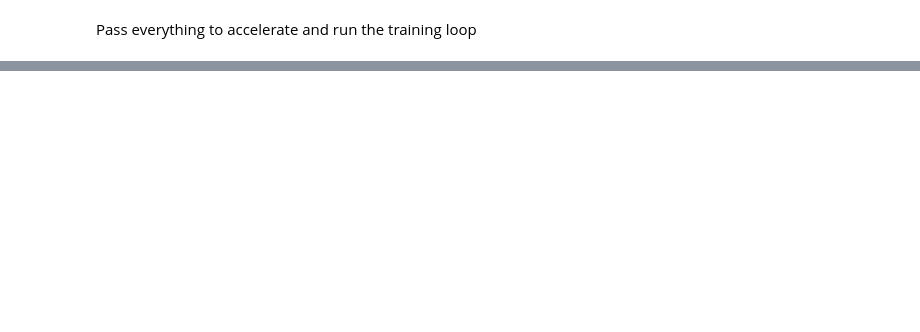
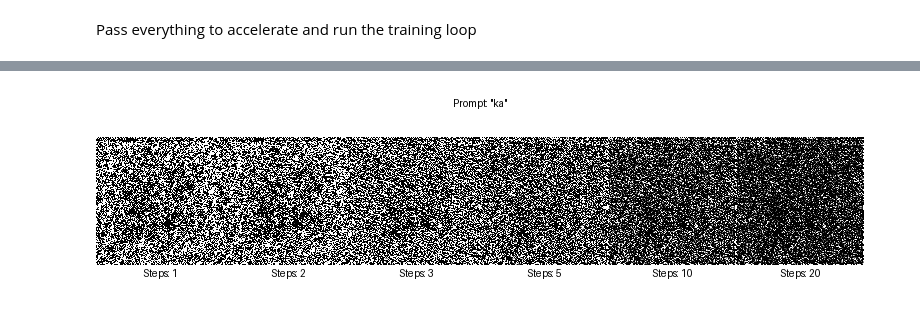
Before and after one commit to ashrivas99/multilingual_diffusion, a Jupyter notebook: glyffuser conditional colab.ipynb, the cells around one changed output, grey strips where cells are left out. Cells and saved outputs as stored; diff of their text form; code cells hidden in the pictures; blank space fills up the shorter version.

```diff
--- a/glyffuser conditional colab.ipynb
+++ b/glyffuser conditional colab.ipynb
@@ -664,0 +833,31 @@ notebook_launcher(train_loop, args, num_processes=1)
+# %%
+from diffusers import DPMSolverMultistepScheduler
+import torch
+
+# Initialize the model pipeline
+pipeline = GlyffuserPipeline.from_pretrained("/content/multilingual_diffuser").to("cuda")
+pipeline.scheduler = DPMSolverMultistepScheduler()
+
+texts = ['ka']  # Your text prompt
+num_inference_steps_list = [1, 2, 3, 5, 10, 20]  # List of different num_inference_steps values
+
+images = []
+
+# Generate images for each value in num_inference_steps_list
+for num_steps in num_inference_steps_list:
+    generated_images = pipeline(
+        texts,
+        batch_size=1,  # Generate one image at a time for each step
+        generator=torch.Generator(device='cuda').manual_seed(42),  # Generator can be on GPU here
+        num_inference_steps=num_steps
+    ).images
+    images.append(generated_images[0])  # Append the generated image
+
+# Create the labeled grid
+image_grid = make_labeled_grid(images, texts[0], num_inference_steps_list, font_size=30, margin=20)
+image_grid
+
+# Save the image grid
+# image_grid.save(f"inference example.png") # Uncomment to save
+# %% [output]
+[figure, added]
```
Also changed, not shown: parts of 10 cells of this notebook.
